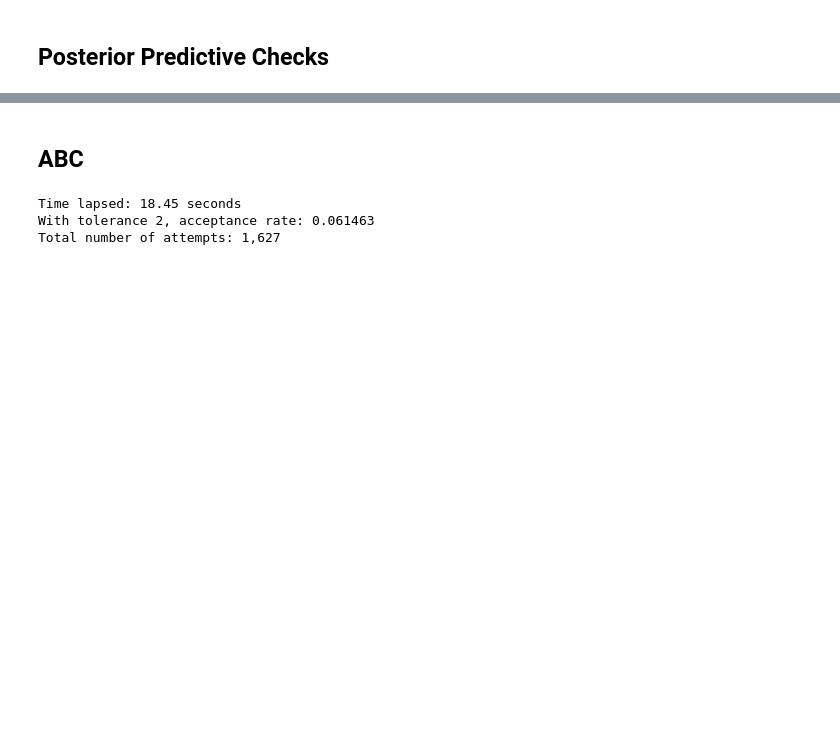
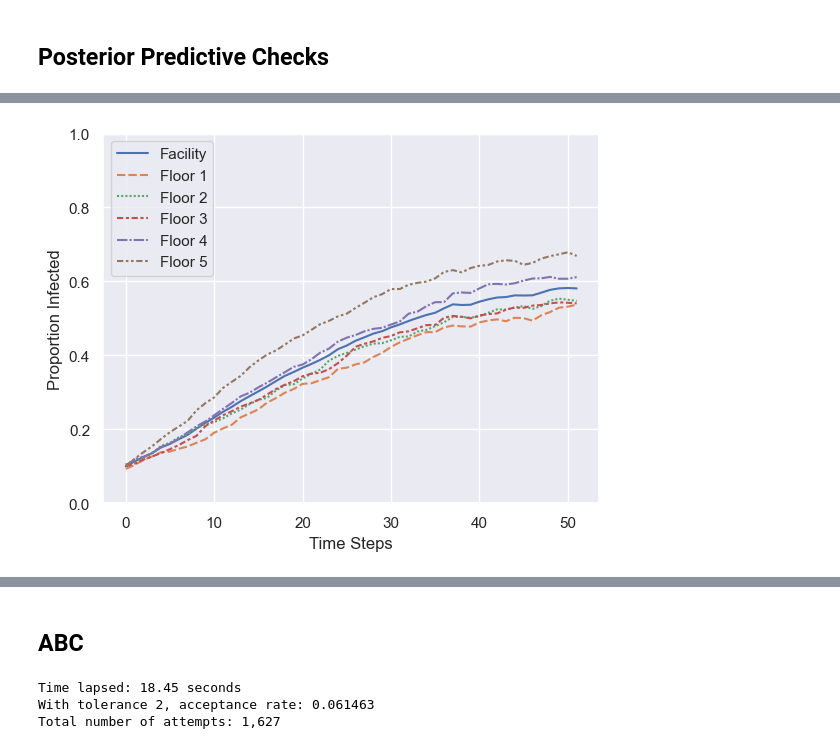
Before and after one commit to epibayes/np-epid, a Jupyter notebook: notebooks/si_sim_het.ipynb, the cells around one changed output, grey strips where cells are left out. Drawn from its saved outputs; the diff is of its cells as text; code cells hidden in the pictures; blank space fills up the shorter version.

```diff
--- a/notebooks/si_sim_het.ipynb
+++ b/notebooks/si_sim_het.ipynb
@@ -83,0 +77,5 @@ df_npe = pd.DataFrame({
+# %%
+df_npe = pd.read_csv("npe_heterogeneous.csv")
+df_npe["mu"] = df_npe["mu"].apply(lambda x: eval(x)[0])
+df_npe["sigma"] = df_npe["sigma"].apply(lambda x: eval(x))
+df_npe
@@ -168,0 +171,12 @@ plt.show()
+# %%
+floor_ppc = pd.DataFrame(data = posterior_predictive.mean(0)[:6].T,
+             columns=["Facility"] + [f"Floor {i}" for i in range(1,6)])
+# %%
+sns.lineplot(floor_ppc)
+plt.legend()
+plt.ylim(0,1)
+plt.xlabel("Time Steps")
+plt.ylabel("Proportion Infected")
+plt.show()
+# %% [output]
+[figure, added]
```
Also changed, not shown: parts of 53 cells of this notebook, 5 other files.
